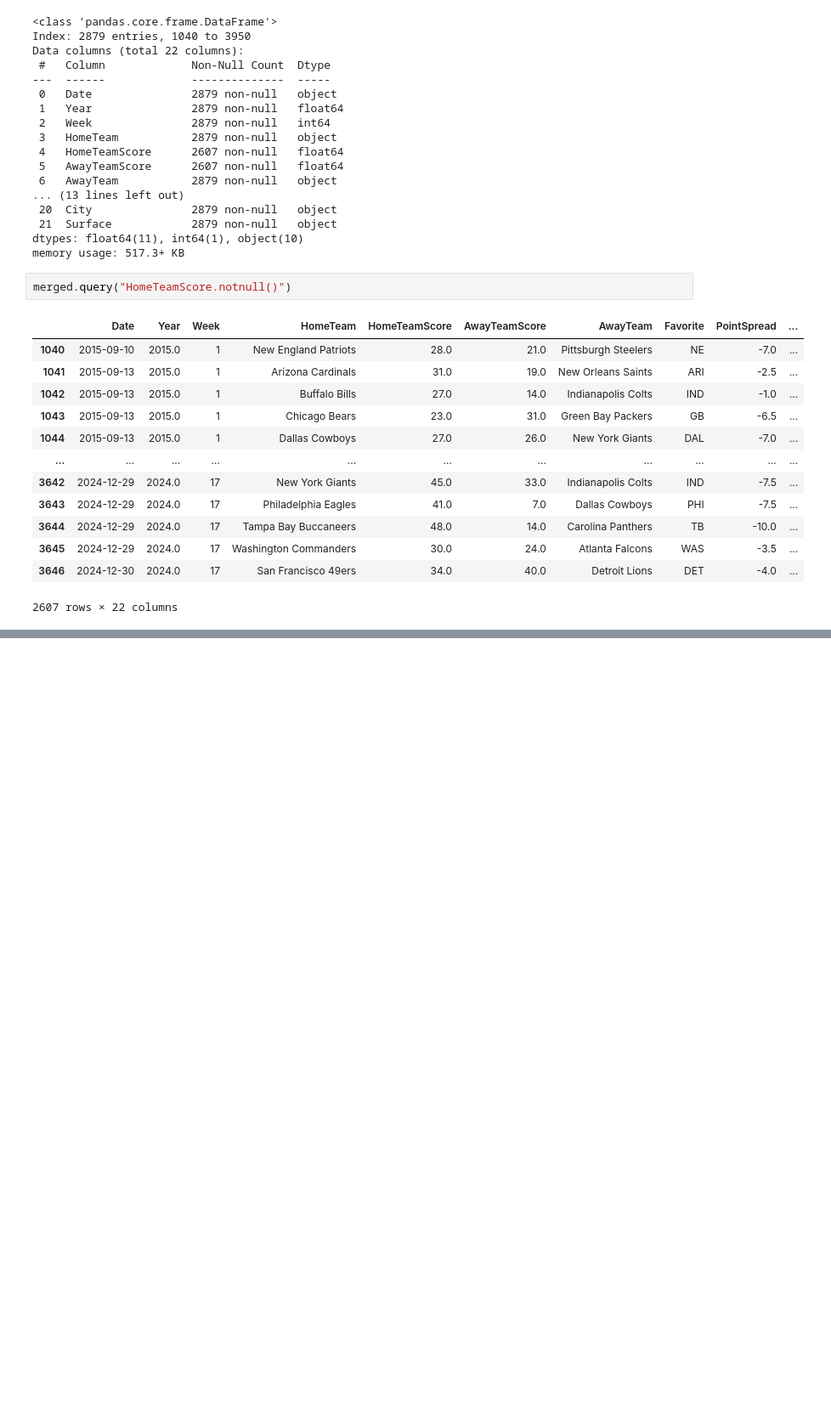
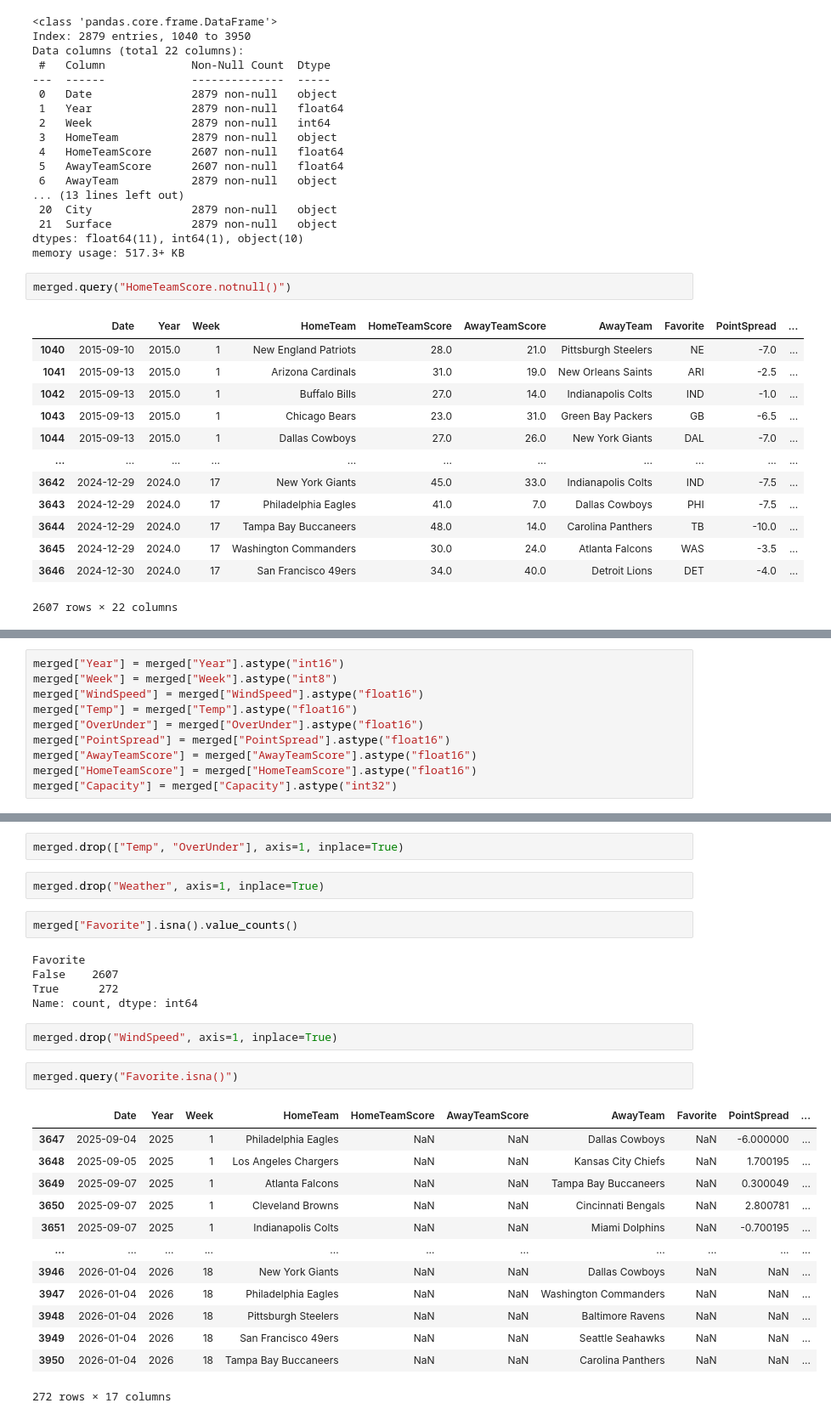
Before and after one commit to slimseidl/DataScience, a Jupyter notebook: FinalProject/Project.ipynb, the cells around one changed output, grey strips where cells are left out. Shown: that part at 85% size. Drawn from its saved outputs; the diff is of its cells as text; blank space fills up the shorter version.

```diff
--- a/FinalProject/Project.ipynb
+++ b/FinalProject/Project.ipynb
@@ -704,0 +792,10 @@ merged.query("HomeTeamScore.notnull()")
+# %%
+merged["Year"] = merged["Year"].astype("int16")
+merged["Week"] = merged["Week"].astype("int8")
+merged["WindSpeed"] = merged["WindSpeed"].astype("float16")
+merged["Temp"] = merged["Temp"].astype("float16")
+merged["OverUnder"] = merged["OverUnder"].astype("float16")
+merged["PointSpread"] = merged["PointSpread"].astype("float16")
+merged["AwayTeamScore"] = merged["AwayTeamScore"].astype("float16")
+merged["HomeTeamScore"] = merged["HomeTeamScore"].astype("float16")
+merged["Capacity"] = merged["Capacity"].astype("int32")
@@ -704,0 +822,29 @@ merged.query("HomeTeamScore.notnull()")
+# %%
+merged.drop(["Temp", "OverUnder"], axis=1, inplace=True)
+# %%
+merged.drop("Weather", axis=1, inplace=True)
+# %%
+merged["Favorite"].isna().value_counts()
+# %% [output]
+Favorite
+False    2607
+True      272
+Name: count, dtype: int64
+# %%
+merged.drop("WindSpeed", axis=1, inplace=True)
+# %%
+merged.query("Favorite.isna()")
+# %% [output]
+|  | Date | Year | Week | HomeTeam | HomeTeamScore | AwayTeamScore | AwayTeam | Favorite | PointSpread | ... |
+| 3647 | 2025-09-04 | 2025 | 1 | Philadelphia Eagles | NaN | NaN | Dallas Cowboys | NaN | -6.000000 | ... |
+| 3648 | 2025-09-05 | 2025 | 1 | Los Angeles Chargers | NaN | NaN | Kansas City Chiefs | NaN | 1.700195 | ... |
+| 3649 | 2025-09-07 | 2025 | 1 | Atlanta Falcons | NaN | NaN | Tampa Bay Buccaneers | NaN | 0.300049 | ... |
+| 3650 | 2025-09-07 | 2025 | 1 | Cleveland Browns | NaN | NaN | Cincinnati Bengals | NaN | 2.800781 | ... |
+| 3651 | 2025-09-07 | 2025 | 1 | Indianapolis Colts | NaN | NaN | Miami Dolphins | NaN | -0.700195 | ... |
+| ... | ... | ... | ... | ... | ... | ... | ... | ... | ... | ... |
+| 3946 | 2026-01-04 | 2026 | 18 | New York Giants | NaN | NaN | Dallas Cowboys | NaN | NaN | ... |
+| 3947 | 2026-01-04 | 2026 | 18 | Philadelphia Eagles | NaN | NaN | Washington Commanders | NaN | NaN | ... |
+| 3948 | 2026-01-04 | 2026 | 18 | Pittsburgh Steelers | NaN | NaN | Baltimore Ravens | NaN | NaN | ... |
+| 3949 | 2026-01-04 | 2026 | 18 | San Francisco 49ers | NaN | NaN | Seattle Seahawks | NaN | NaN | ... |
+| 3950 | 2026-01-04 | 2026 | 18 | Tampa Bay Buccaneers | NaN | NaN | Carolina Panthers | NaN | NaN | ... |
+272 rows × 17 columns
```
Also changed, not shown: parts of 38 cells of this notebook, 1 other file.
